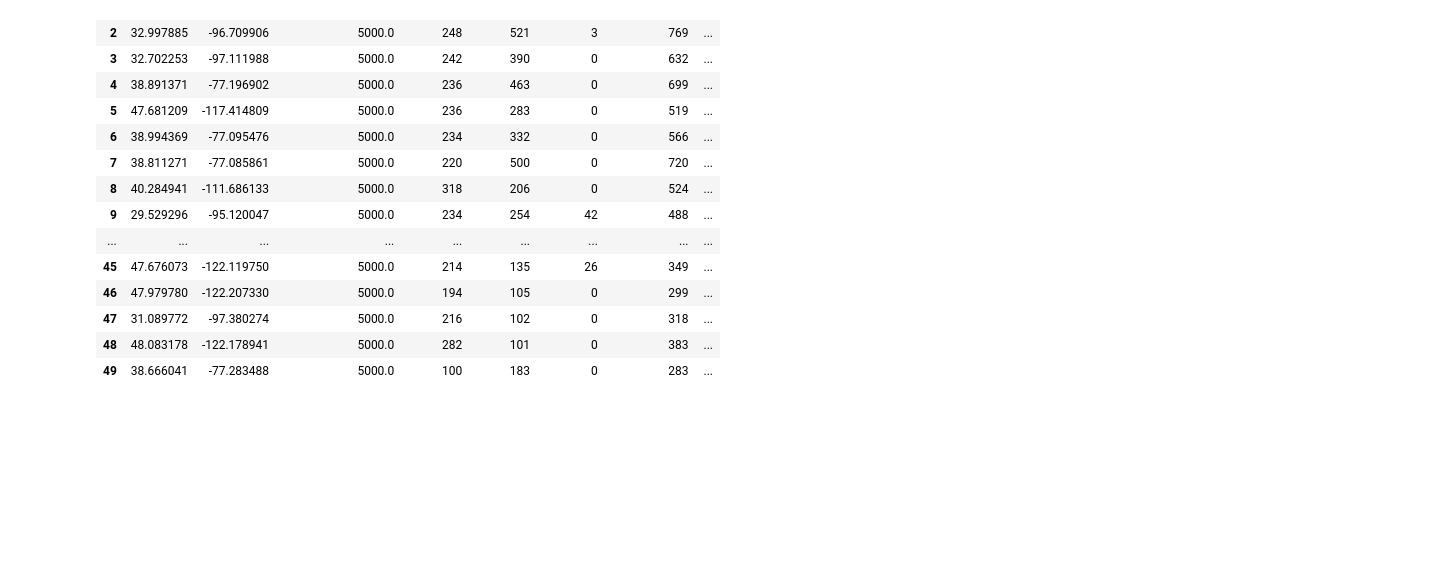
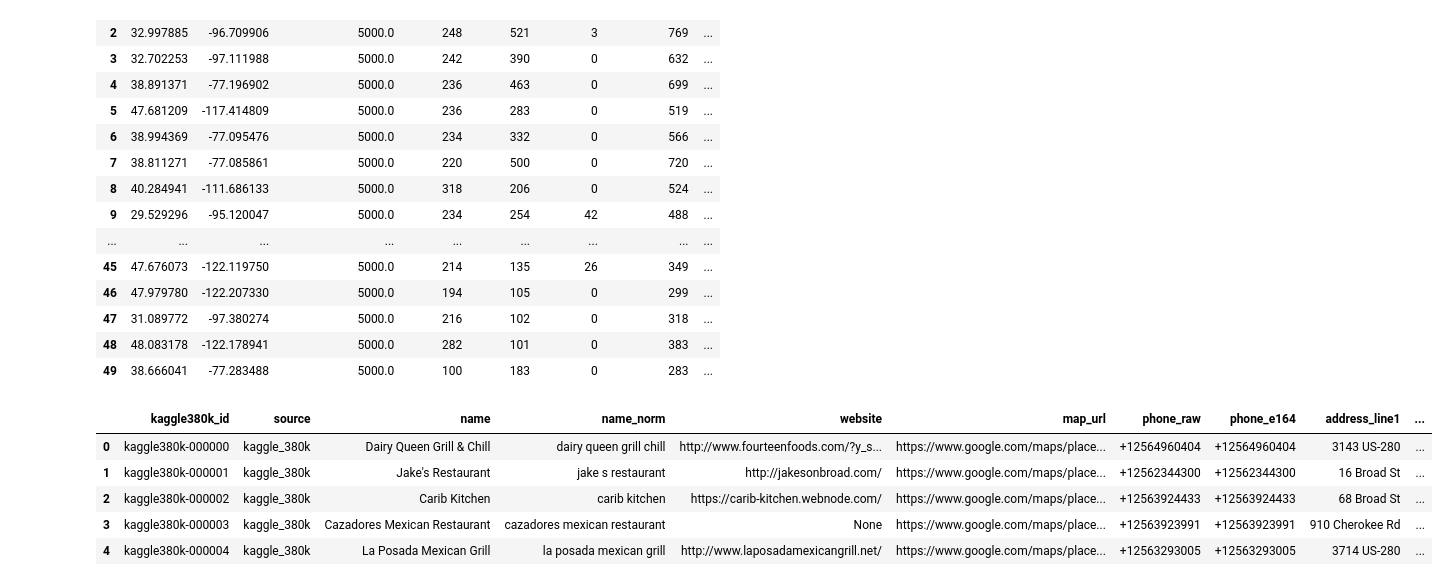
Before and after one commit to gdebus/data-integration-team-project, a Jupyter notebook: pre-processing/USA-Restaurants.ipynb, the cells around one changed output. Saved outputs shown, nothing was run; the diff lists cells and outputs as text; code cells hidden in the pictures; blank space fills up the shorter version.

```diff
--- a/pre-processing/USA-Restaurants.ipynb
+++ b/pre-processing/USA-Restaurants.ipynb
@@ -1252,3 +1252,36 @@ targets_df.head(50)
 | 47 | 31.089772 | -97.380274 | 5000.0 | 216 | 102 | 0 | 318 | ... |
 | 48 | 48.083178 | -122.178941 | 5000.0 | 282 | 101 | 0 | 383 | ... |
 | 49 | 38.666041 | -77.283488 | 5000.0 | 100 | 183 | 0 | 283 | ... |
+# %%
+import os
+from PyDI.io import load_parquet
+
+# Define dataset paths
+DATA_DIR = "../parquet/"
+
+# Load Kaggle 380k dataset
+kaggle380k = load_parquet(
+    DATA_DIR + "kaggle380k.parquet",
+    name="kaggle380k",
+)
+
+# Load Uber Eats dataset
+uber_eats = load_parquet(
+    DATA_DIR + "uber_eats.parquet",
+    name="uber_eats",
+)
+
+# Load Yelp dataset
+yelp = load_parquet(
+    DATA_DIR + "yelp.parquet",
+    name="yelp",
+)
+# %%
+kaggle380k.head(5)
+# %% [output]
+|  | kaggle380k_id | source | name | name_norm | website | map_url | phone_raw | phone_e164 | address_line1 | ... |
+| 0 | kaggle380k-000000 | kaggle_380k | Dairy Queen Grill & Chill | dairy queen grill chill | http://www.fourteenfoods.com/?y_s... | https://www.google.com/maps/place... | +12564960404 | +12564960404 | 3143 US-280 | ... |
+| 1 | kaggle380k-000001 | kaggle_380k | Jake's Restaurant | jake s restaurant | http://jakesonbroad.com/ | https://www.google.com/maps/place... | +12562344300 | +12562344300 | 16 Broad St | ... |
+| 2 | kaggle380k-000002 | kaggle_380k | Carib Kitchen | carib kitchen | https://carib-kitchen.webnode.com/ | https://www.google.com/maps/place... | +12563924433 | +12563924433 | 68 Broad St | ... |
+| 3 | kaggle380k-000003 | kaggle_380k | Cazadores Mexican Restaurant | cazadores mexican restaurant | None | https://www.google.com/maps/place... | +12563923991 | +12563923991 | 910 Cherokee Rd | ... |
+| 4 | kaggle380k-000004 | kaggle_380k | La Posada Mexican Grill | la posada mexican grill | http://www.laposadamexicangrill.net/ | https://www.google.com/maps/place... | +12563293005 | +12563293005 | 3714 US-280 | ... |
```
Also changed, not shown: parts of 2 cells of this notebook, 11 other files.
